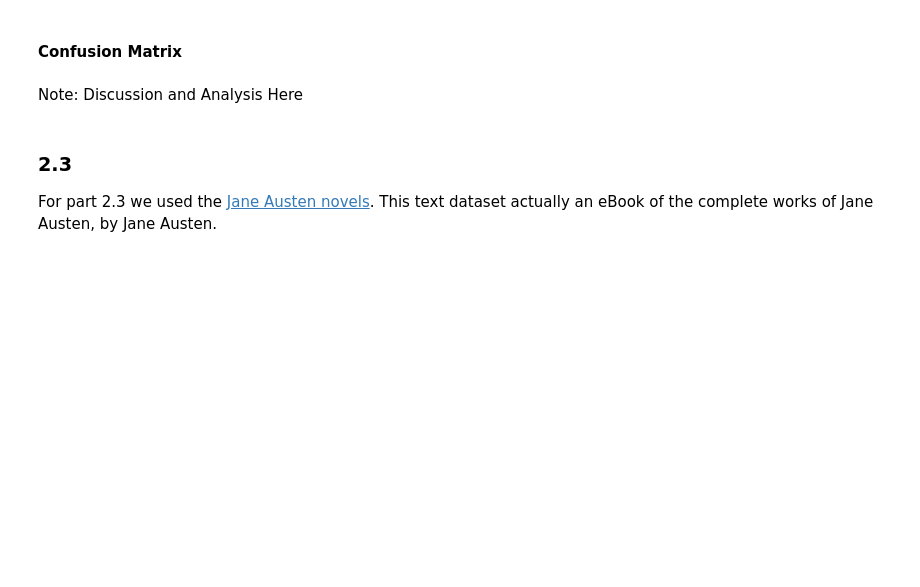
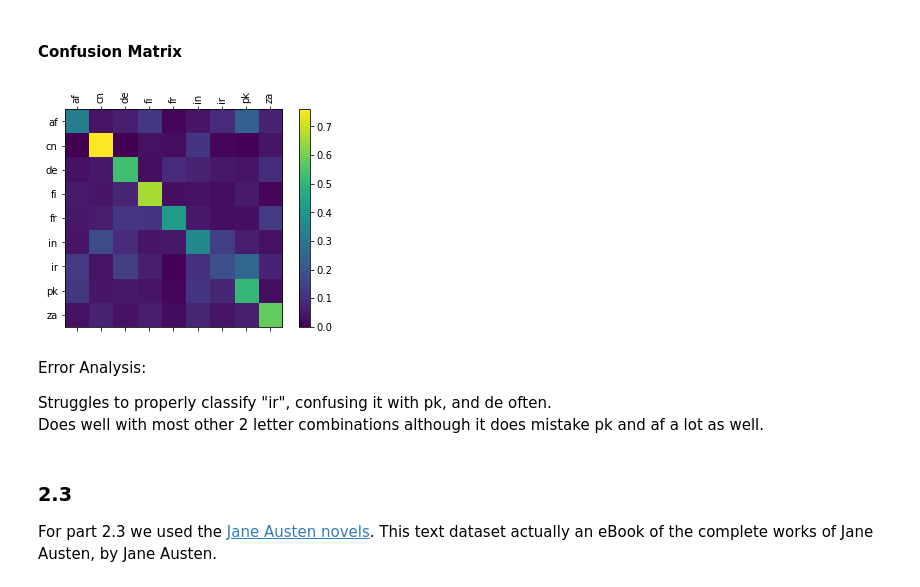
Before and after one commit to tareksanger/COMP4102_Programming_A2, a Jupyter notebook: Report.ipynb, the cells around one changed output. Cells and saved outputs as stored; diff of their text form; code cells hidden in the pictures; blank space fills up the shorter version.

```diff
--- a/Report.ipynb
+++ b/Report.ipynb
@@ -53,11 +62,16 @@ Image(os.path.join(p2_save_dir, 'best_accuracy.png'))
 # %%
 '''
     Display Confusion Matrix Here
 '''
-p2_save_dir = 'some_directory'
-Image(os.path.join(p2_save_dir, 'best_accuracy.png'))
+
+Image('confusion.png')
+# %% [output]
+[figure, added]
-# %% [markdown]
-Note: Discussion and Analysis Here
+# %% [markdown]
+Error Analysis:
+
+Struggles to properly classify "ir", confusing it with pk, and de often.
+Does well with most other 2 letter combinations although it does mistake pk and af a lot as well.
 # %% [markdown]
 ### 2.3
 
```
Also changed, not shown: parts of 9 cells of this notebook, 50 other files.
